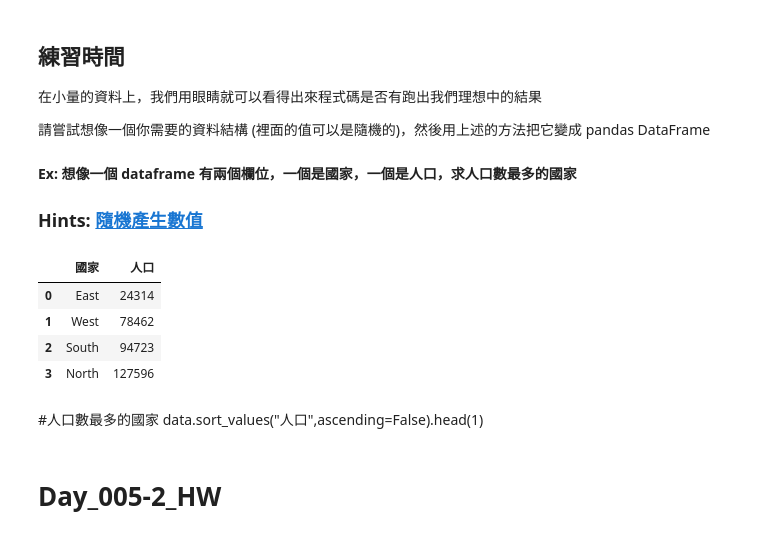
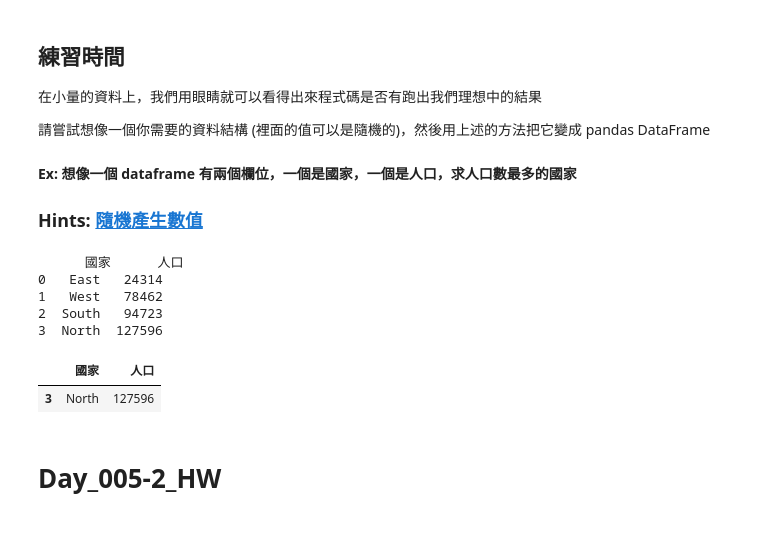
Before and after one commit to mika392874/3rd_ML100Days, a Jupyter notebook: homework/Day_005_HW.ipynb, the cells around one changed output. Cells and saved outputs as stored; diff of their text form; code cells hidden in the pictures.

```diff
--- a/homework/Day_005_HW.ipynb
+++ b/homework/Day_005_HW.ipynb
@@ -22,17 +19,26 @@ import numpy as np
 # %%
+import pandas as pd
+import numpy as np
+
+#產生隨機亂數，範圍0~30000，4個亂數
 x = np.random.randint(30000,size=4)
+#print(x)
+
 data = {'國家': ["East","West","South","North"],'人口': [24314,78462,94723,127596]}
 data = pd.DataFrame(data)
-data
+print(data)
+
+
+#人口數最多的國家
+data.sort_values("人口",ascending=False).head(1)
 # %% [output]
+      國家      人口
+0   East   24314
+1   West   78462
+2  South   94723
+3  North  127596
 |  | 國家 | 人口 |
-| 0 | East | 24314 |
-| 1 | West | 78462 |
-| 2 | South | 94723 |
 | 3 | North | 127596 |
-# %% [markdown]
-#人口數最多的國家
-data.sort_values("人口",ascending=False).head(1)
 # %% [markdown]
 # Day_005-2_HW
 # %% [markdown]
```
Also changed, not shown: parts of 11 cells of this notebook.
